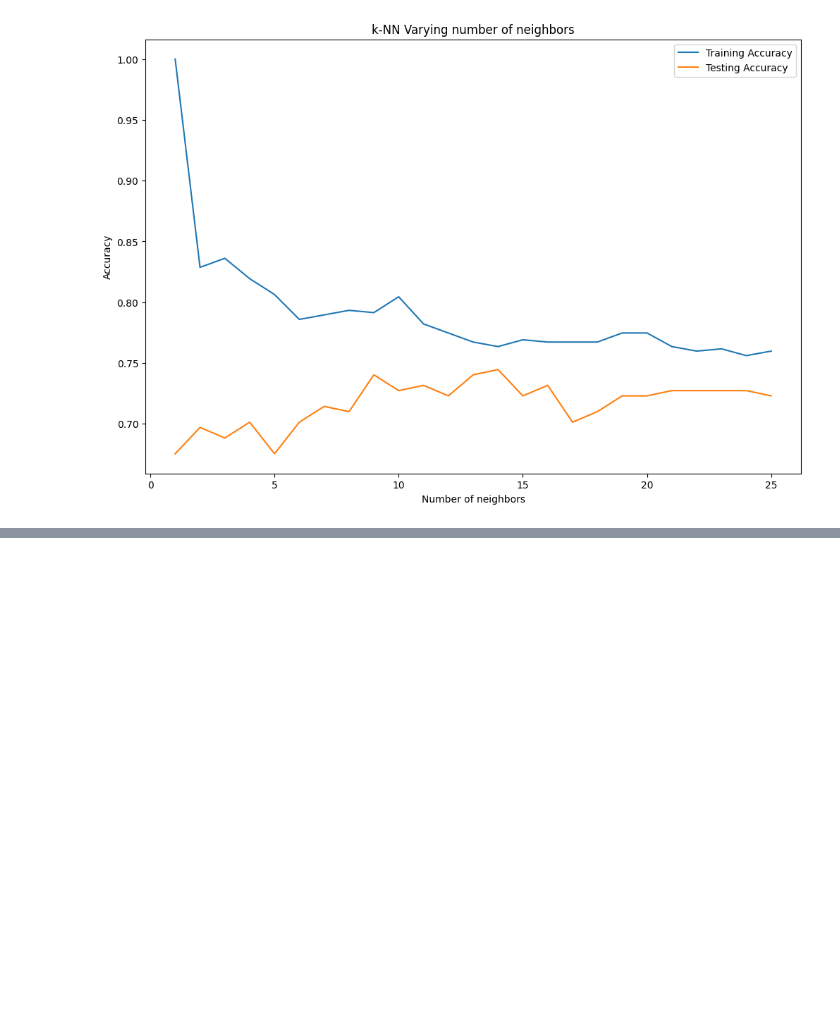
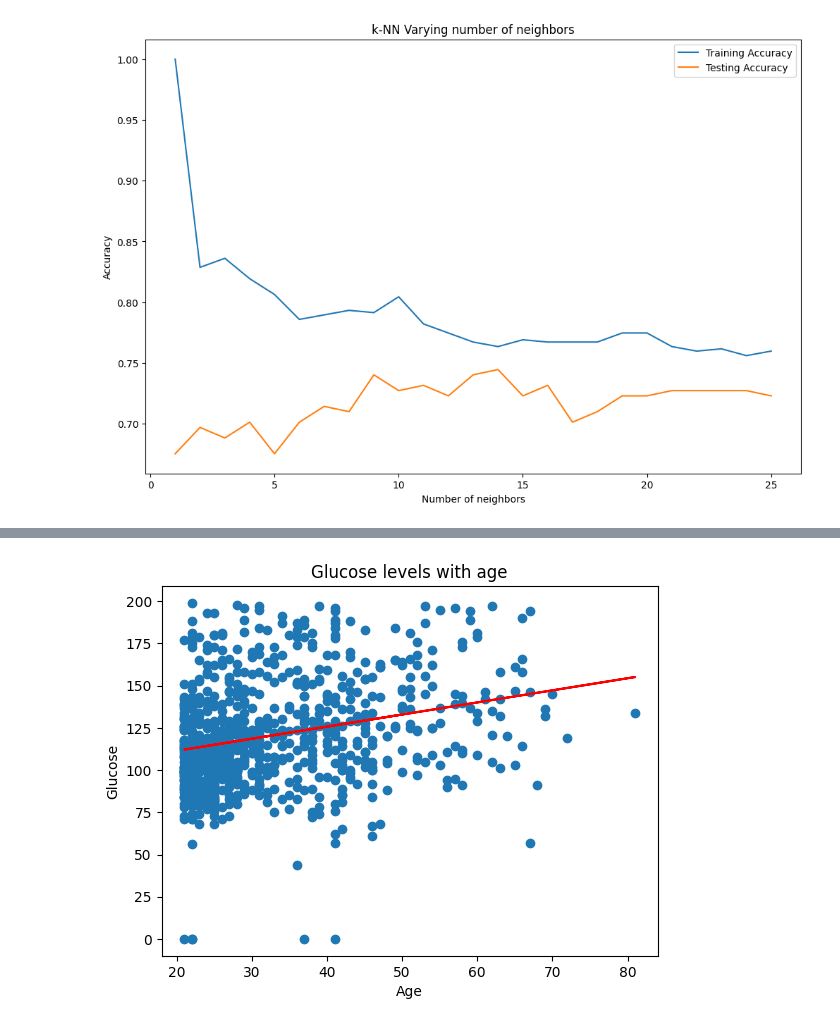
Before and after one commit to muffins-all-day/ML_algo_practice, a Jupyter notebook: ML_algo_practice.ipynb, the cells around one changed output, grey strips where cells are left out. Drawn from its saved outputs; the diff is of its cells as text; code cells hidden in the pictures; blank space fills up the shorter version.

Commit message:
Practicing linear regression

```diff
--- a/ML_algo_practice.ipynb
+++ b/ML_algo_practice.ipynb
@@ -79,0 +172,11 @@ plt.show()
+# %%
+reg = LinearRegression().fit(X_age, y)
+predictions = reg.predict(X_age)
+plt.scatter(X_age, y)
+plt.plot(X_age, predictions, color='red')
+plt.title("Glucose levels with age")
+plt.ylabel('Glucose')
+plt.xlabel('Age')
+plt.show()
+# %% [output]
+[figure, added]
```
Also changed, not shown: parts of 11 cells of this notebook.
